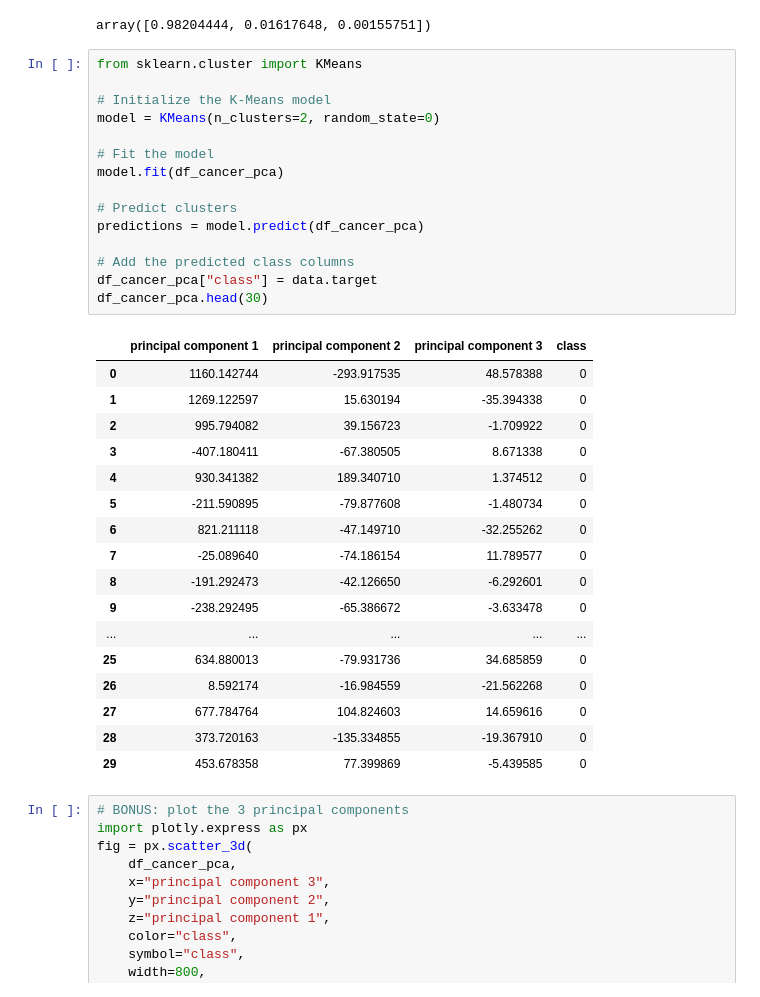
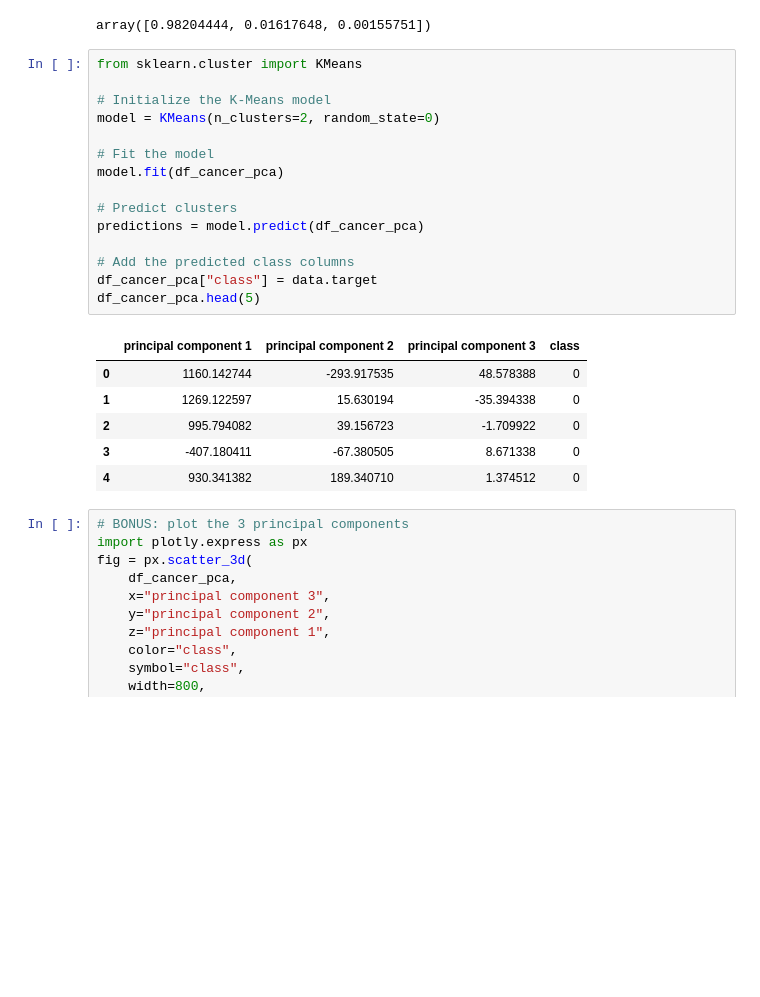
Before and after one commit to toshitorihara/Project4, a Jupyter notebook: Toshi/breast_cancer_pca.ipynb, the cells around one changed output. Saved outputs shown, nothing was run; the diff lists cells and outputs as text; blank space fills up the shorter version.

```diff
--- a/Toshi/breast_cancer_test2.ipynb
+++ b/Toshi/breast_cancer_pca.ipynb
@@ -126,36 +126,25 @@ array([0.98204444, 0.01617648, 0.00155751])
 # %%
 from sklearn.cluster import KMeans
 
 # Initialize the K-Means model
 model = KMeans(n_clusters=2, random_state=0)
 
 # Fit the model
 model.fit(df_cancer_pca)
 
 # Predict clusters
 predictions = model.predict(df_cancer_pca)
 
 # Add the predicted class columns
 df_cancer_pca["class"] = data.target
-df_cancer_pca.head(30)
+df_cancer_pca.head(5)
 # %% [output]
 |  | principal component 1 | principal component 2 | principal component 3 | class |
 | 0 | 1160.142744 | -293.917535 | 48.578388 | 0 |
 | 1 | 1269.122597 | 15.630194 | -35.394338 | 0 |
 | 2 | 995.794082 | 39.156723 | -1.709922 | 0 |
 | 3 | -407.180411 | -67.380505 | 8.671338 | 0 |
 | 4 | 930.341382 | 189.340710 | 1.374512 | 0 |
-| 5 | -211.590895 | -79.877608 | -1.480734 | 0 |
-| 6 | 821.211118 | -47.149710 | -32.255262 | 0 |
-| 7 | -25.089640 | -74.186154 | 11.789577 | 0 |
-| 8 | -191.292473 | -42.126650 | -6.292601 | 0 |
-| 9 | -238.292495 | -65.386672 | -3.633478 | 0 |
-| ... | ... | ... | ... | ... |
-| 25 | 634.880013 | -79.931736 | 34.685859 | 0 |
-| 26 | 8.592174 | -16.984559 | -21.562268 | 0 |
-| 27 | 677.784764 | 104.824603 | 14.659616 | 0 |
-| 28 | 373.720163 | -135.334855 | -19.367910 | 0 |
-| 29 | 453.678358 | 77.399869 | -5.439585 | 0 |
 # %%
 # BONUS: plot the 3 principal components
 import plotly.express as px
```
Also changed, not shown: parts of 1 cell of this notebook, 7 other files.
